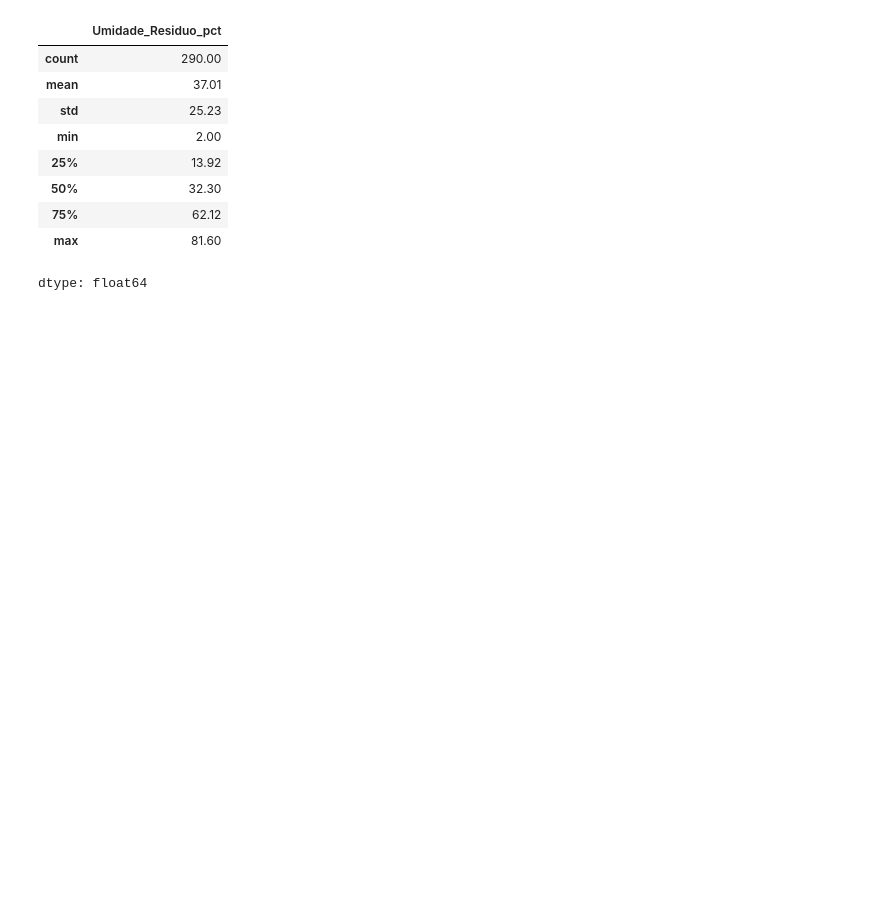
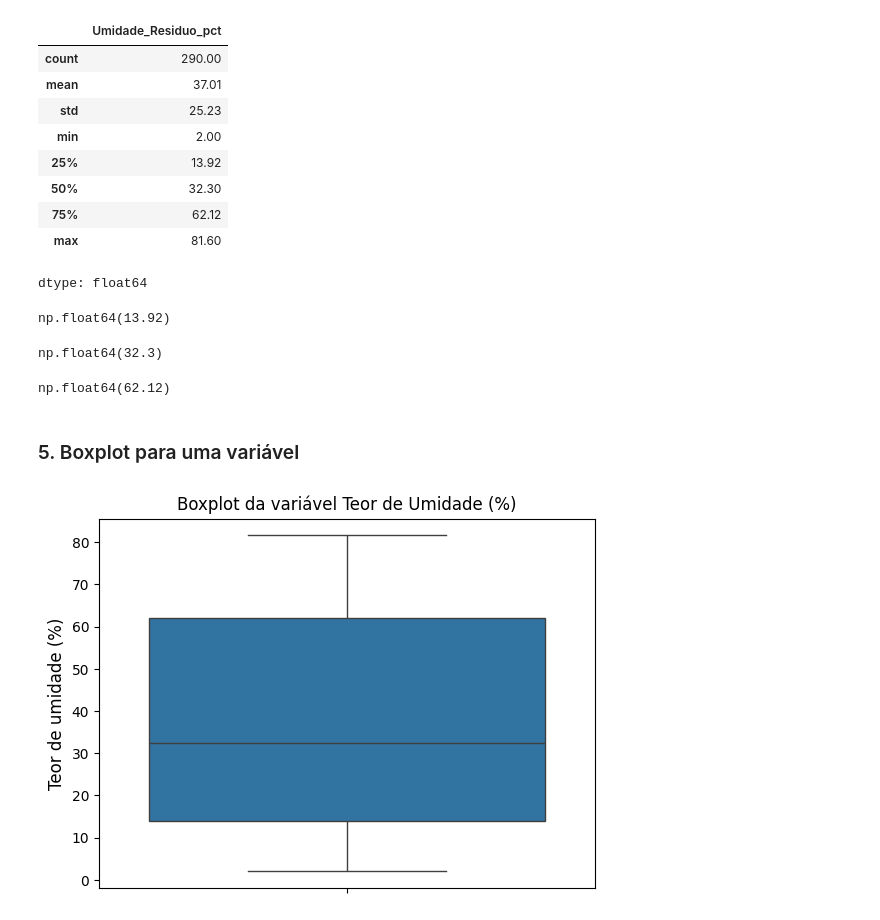
Before and after one commit to gobstech/Solid_Waste_Data_Analysis_Study, a Jupyter notebook: src/quant1_separatrizes_outliers_boxplot_medidas_dispersao.ipynb, the cells around one changed output. Saved outputs shown, nothing was run; the diff lists cells and outputs as text; code cells hidden in the pictures; blank space fills up the shorter version.

Commit message:
adicao dos boxplots, dos limites, diferenca entrequartis e medidas de dispersao

```diff
--- a/src/quant1_separatrizes_outliers_boxplot_medidas_dispersao.ipynb
+++ b/src/quant1_separatrizes_outliers_boxplot_medidas_dispersao.ipynb
@@ -80,3 +80,27 @@ df.Umidade_Residuo_pct.describe().round(2)
 | 75% | 62.12 |
 | max | 81.60 |
 dtype: float64
+# %%
+Q1 = df.Umidade_Residuo_pct.quantile(0.25).round(2)
+Q1
+# %% [output]
+np.float64(13.92)
+# %%
+Q2 = df.Umidade_Residuo_pct.quantile(0.5).round(2)
+Q2
+# %% [output]
+np.float64(32.3)
+# %%
+Q3 = df.Umidade_Residuo_pct.quantile(0.75).round(2)
+Q3
+# %% [output]
+np.float64(62.12)
+# %% [markdown]
+### 5. Boxplot para uma variável
+# %%
+sns.boxplot(data=df.Umidade_Residuo_pct, orient='v')
+plt.ylabel('Teor de umidade (%)', fontsize=12)
+plt.title('Boxplot da variável Teor de Umidade (%)', fontsize=12)
+plt.show()
+# %% [output]
+[figure, added]
```
Also changed, not shown: parts of 21 cells of this notebook.
